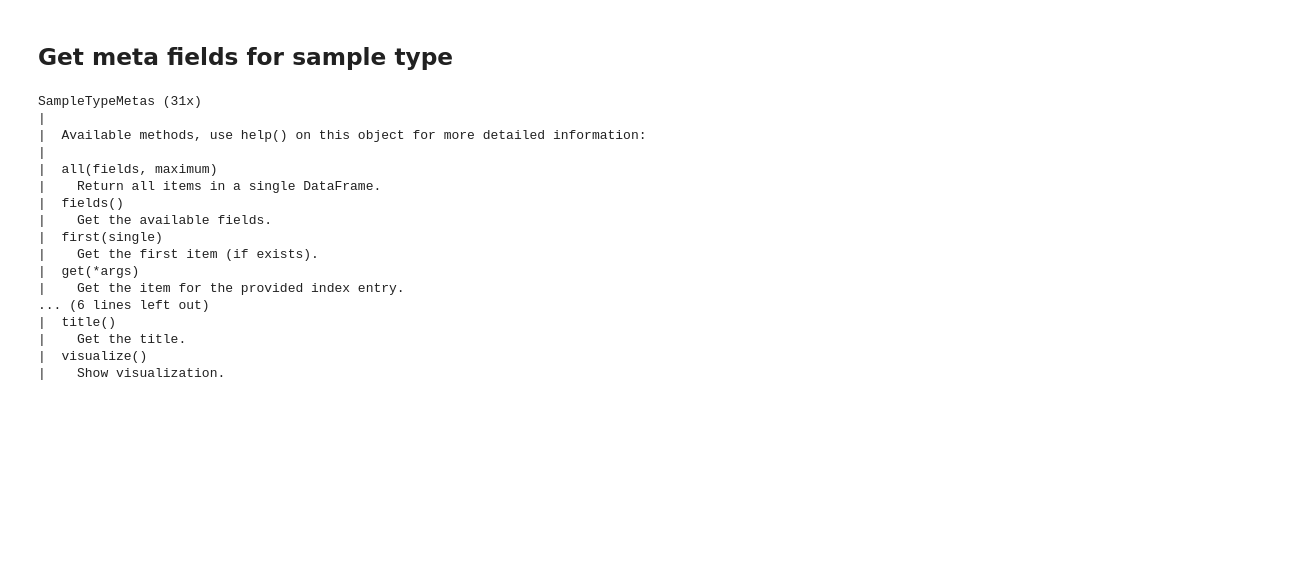
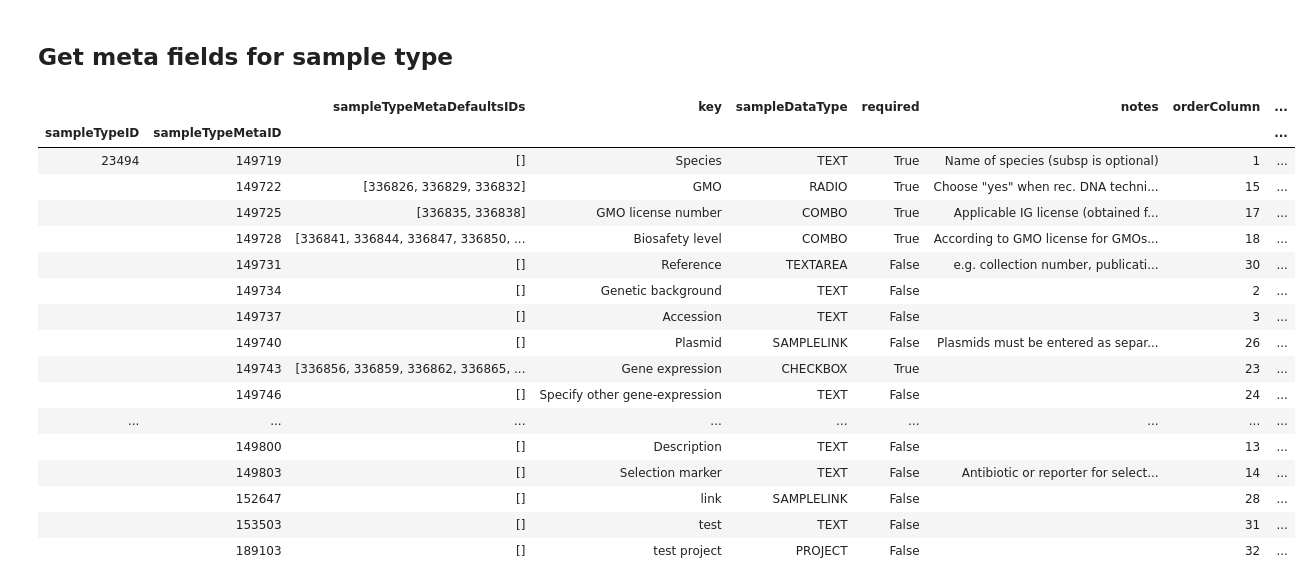
Before and after one commit to matthijsbrouwer/jupyter-elabjournal, a Jupyter notebook: advanced/Sample meta fields.ipynb, the cells around one changed output. Cells and saved outputs as stored; diff of their text form; code cells hidden in the pictures; blank space fills up the shorter version.

```diff
--- a/advanced/Sample meta fields.ipynb
+++ b/advanced/Sample meta fields.ipynb
@@ -85,24 +85,25 @@ sampleType.visualize()
 ## Get meta fields for sample type
 # %%
 sampleTypeMetas = sampleType.metas()
-sampleTypeMetas
+sampleTypeMetas.all()
 # %% [output]
-SampleTypeMetas (31x)
-|
-|  Available methods, use help() on this object for more detailed information:
-|
-|  all(fields, maximum)
-|    Return all items in a single DataFrame.
-|  fields()
-|    Get the available fields.
-|  first(single)
-|    Get the first item (if exists).
-|  get(*args)
-|    Get the item for the provided index entry.
-... (6 lines left out)
-|  title()
-|    Get the title.
-|  visualize()
-|    Show visualization.
+|  |  | sampleTypeMetaDefaultsIDs | key | sampleDataType | required | notes | orderColumn | ... |
+| sampleTypeID | sampleTypeMetaID |  |  |  |  |  |  | ... |
+| 23494 | 149719 | [] | Species | TEXT | True | Name of species (subsp is optional) | 1 | ... |
+|  | 149722 | [336826, 336829, 336832] | GMO | RADIO | True | Choose "yes" when rec. DNA techni... | 15 | ... |
+|  | 149725 | [336835, 336838] | GMO license number | COMBO | True | Applicable IG license (obtained f... | 17 | ... |
+|  | 149728 | [336841, 336844, 336847, 336850, ... | Biosafety level | COMBO | True | According to GMO license for GMOs... | 18 | ... |
+|  | 149731 | [] | Reference | TEXTAREA | False | e.g. collection number, publicati... | 30 | ... |
+|  | 149734 | [] | Genetic background | TEXT | False |  | 2 | ... |
+|  | 149737 | [] | Accession | TEXT | False |  | 3 | ... |
+|  | 149740 | [] | Plasmid | SAMPLELINK | False | Plasmids must be entered as separ... | 26 | ... |
+|  | 149743 | [336856, 336859, 336862, 336865, ... | Gene expression | CHECKBOX | True |  | 23 | ... |
+|  | 149746 | [] | Specify other gene-expression | TEXT | False |  | 24 | ... |
+| ... | ... | ... | ... | ... | ... | ... | ... | ... |
+|  | 149800 | [] | Description | TEXT | False |  | 13 | ... |
+|  | 149803 | [] | Selection marker | TEXT | False | Antibiotic or reporter for select... | 14 | ... |
+|  | 152647 | [] | link | SAMPLELINK | False |  | 28 | ... |
+|  | 153503 | [] | test | TEXT | False |  | 31 | ... |
+|  | 189103 | [] | test project | PROJECT | False |  | 32 | ... |
 # %%
 sampleTypeMeta = sampleTypeMetas.first()
```
Also changed, not shown: parts of 20 cells of this notebook, 5 other files.
